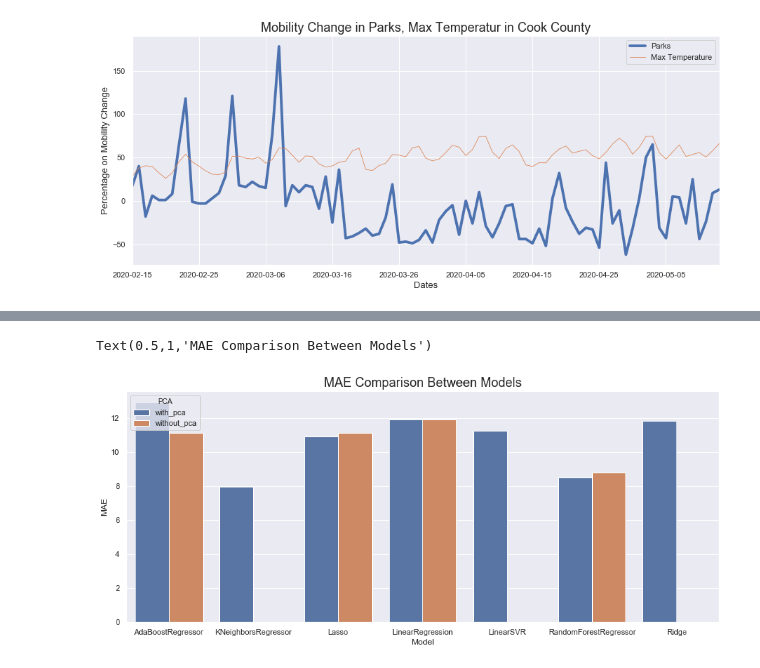
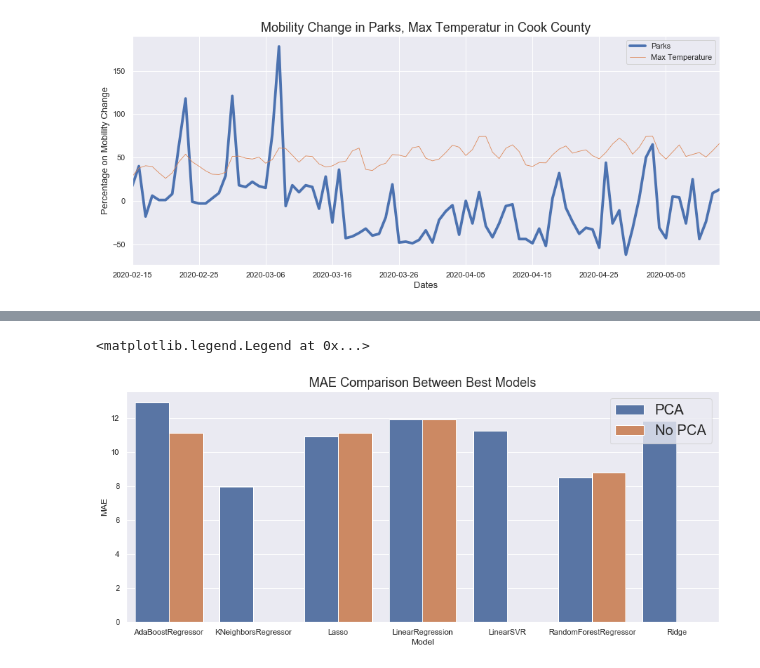
Before and after one commit to LittleAhn/covid19-ml-project, a Jupyter notebook: scripts/building_graphs.ipynb, the cells around one changed output, grey strips where cells are left out. Drawn from its saved outputs; the diff is of its cells as text; code cells hidden in the pictures.

Commit message:
update mae graphs
update mae graphs

```diff
--- a/scripts/building_graphs.ipynb
+++ b/scripts/building_graphs.ipynb
@@ -191,8 +191,8 @@ Text(0.5,1,'Mobility Change in Parks, Max Temperatur in Cook County')
 # %%
 with_pca = pd.read_csv('../output/model_validation_results_with_pca.csv')
 without_pca = pd.read_csv('../output/model_validation_results_without_pca.csv')
-with_pca['PCA'] = 'with_pca'
-without_pca['PCA'] = 'without_pca'
+with_pca['PCA'] = 'PCA'
+without_pca['PCA'] = 'No PCA'
 # %%
 with_pca_min = with_pca.groupby('Model').min()
 without_pca_min = without_pca.groupby('Model').min()
@@ -215,7 +215,8 @@ mae
 # %%
 sns.set(rc={'figure.figsize':(15, 6)})
 ax = sns.barplot(x=mae.index, y='MAE', hue="PCA", data=mae)
-plt.title('MAE Comparison Between Models', fontsize=18)
+plt.title('MAE Comparison Between Best Models', fontsize=18)
+plt.legend(fontsize=20)
 # %% [output]
-Text(0.5,1,'MAE Comparison Between Models')
+<matplotlib.legend.Legend at 0x...>
-[figure, old version]
+[figure, new version]
```
Also changed, not shown: parts of 2 cells of this notebook, 1 other file.
